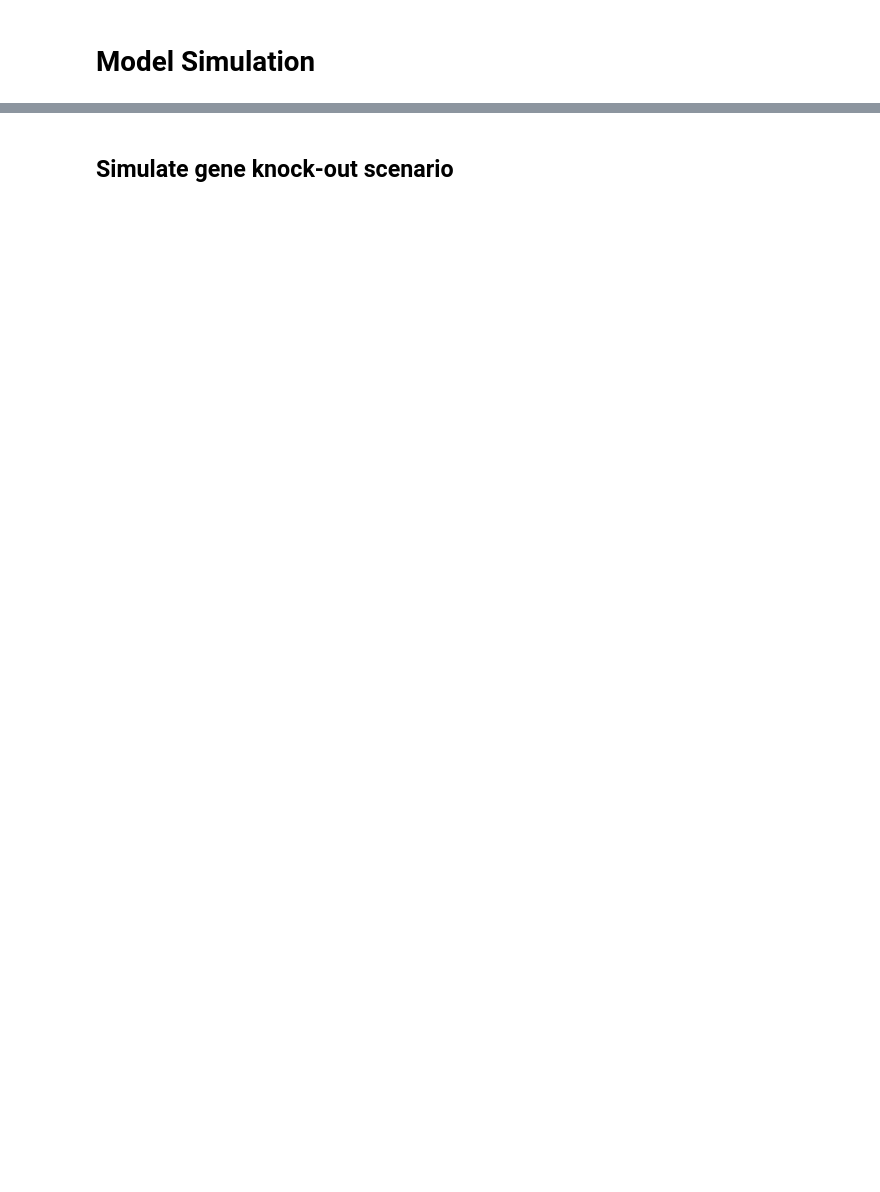
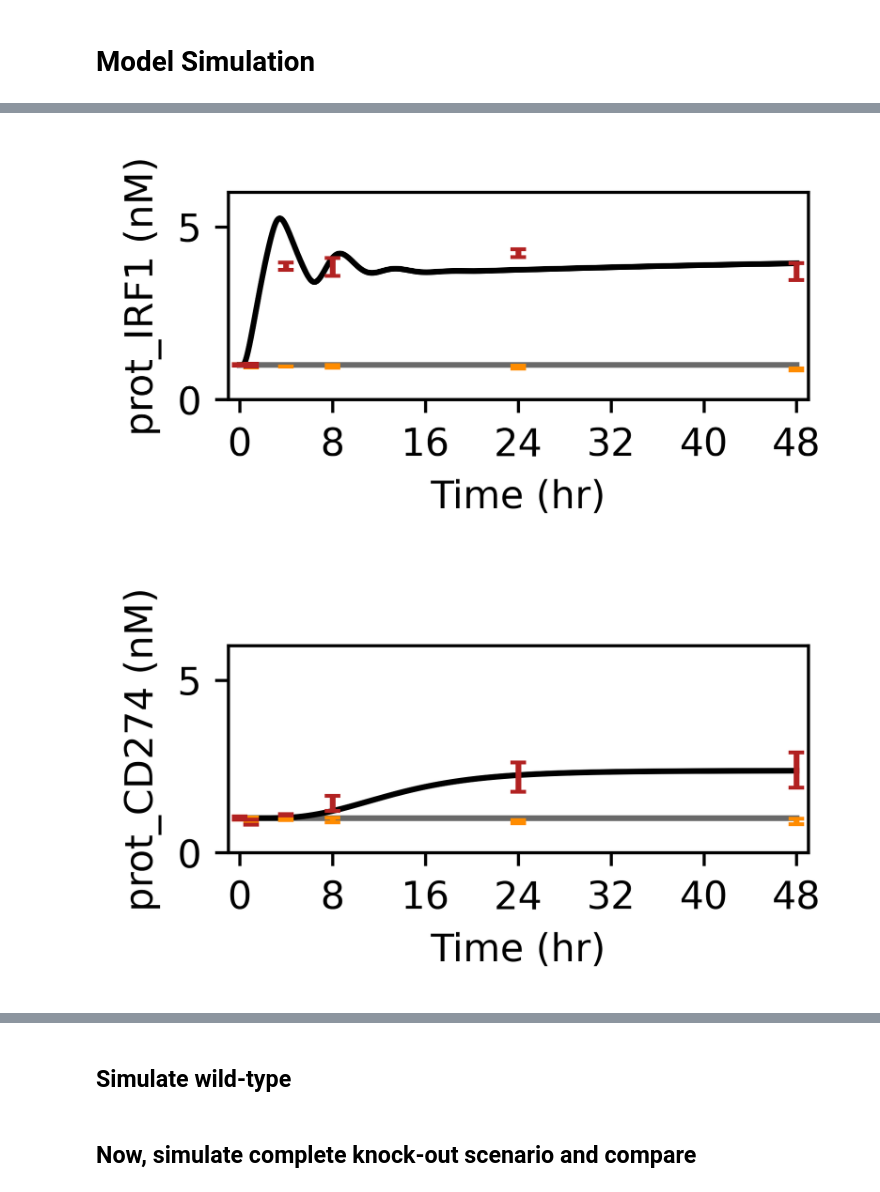
Before and after one commit to cerdem12/MEMMAL, a Jupyter notebook: jupyter_notebooks/runModel.ipynb, the cells around one changed output, grey strips where cells are left out. Drawn from its saved outputs; the diff is of its cells as text; code cells hidden in the pictures; blank space fills up the shorter version.

```diff
--- a/jupyter_notebooks/runModel.ipynb
+++ b/jupyter_notebooks/runModel.ipynb
@@ -121,0 +322,55 @@ for idx,sps in enumerate(spslist):
+# %%
+### Plot protein and mRNA levels for the species we have data for
+tPoints = [0.0,1.0,4.0,8.0,24.0,48.0]
+tPoints = np.reshape(tPoints,[1,6])
+
+mtPoints = [0.0,24.0,48.0]
+mtPoints = np.reshape(mtPoints,[1,3])
+
+for idx,sps in enumerate(spslist):
+    fig = plt.figure(figsize=(6, 1), dpi=600, facecolor='w', edgecolor='k') # dpi=300,
+    ax1 = fig.add_subplot(121)
+    plt.errorbar(tPoints.flatten(), np.reshape(dataEGFfc[idx,:],[1,6]).flatten(),
+                 yerr = np.reshape(dataEGFstdfc[idx,:],[1,6])[0], fmt='none', elinewidth=1.5,
+                 capsize=2, zorder=2, ecolor='darkorange')
+    aaa = rdata_S1MM_48hrE['x'][:,sps_list2.index(sps)]
+    plt.plot(rdata_S1MM_48hrE['t']/3600.0, aaa/aaa[0] , 'dimgrey', zorder=1)
+
+    plt.errorbar(tPoints.flatten(), np.reshape(dataEIfnfc[idx,:],[1,6]).flatten(),
+                 yerr = np.reshape(dataEIfnstdfc[idx,:],[1,6])[0], fmt='none', elinewidth=1.5,
+                 capsize=2, zorder=2, ecolor='firebrick')
+    bbb = rdata_S1MM_48hrEIfn['x'][:,sps_list3.index(sps)]
+    plt.plot(rdata_S1MM_48hrEIfn['t']/3600.0, bbb/bbb[0], 'k', zorder=1)
+    plt.xlim([-1,th+1])
+    plt.ylim([0,6])
+    plt.xticks(np.arange(0, th+1, step=8))
+    ax1.set_ylabel(sps+' (nM)')
+    ax1.set_xlabel('Time (hr)')
+    ax1.ticklabel_format(useOffset=False)
+#     plt.savefig(sps+'.svg', dpi=600, format='svg') # edgecolor='auto', backend=None
+    plt.show()
+
+ylimMaxs = [30,8,15,3,5,2]
+for idx,sps in enumerate(spslistm):
+    fig = plt.figure(figsize=(6, 1), dpi=600, facecolor='w', edgecolor='k') # dpi=300,
+    ax1 = fig.add_subplot(121)
+    plt.plot(mtPoints, np.reshape(mdataEGFfc[idx,:],[1,3]), 'darkorange', marker='o', markersize=2.5, zorder=2)
+    aaa = (rdata_S1MM_48hrE['x'][:,sps_list2.index(sps)]).flatten()
+    bbb = aaa/aaa[0]
+    plt.plot(rdata_S1MM_48hrE['t']/3600.0, bbb, 'dimgrey', zorder=1)
+
+    plt.plot(mtPoints, np.reshape(mdataEIfnfc[idx,:],[1,3]), 'firebrick', marker='x', markersize=2.5, zorder=2)
+    ccc = (rdata_S1MM_48hrEIfn['x'][:,sps_list3.index(sps)]).flatten()
+    ddd = ccc/ccc[0]
+    plt.plot(rdata_S1MM_48hrEIfn['t']/3600.0, ddd, 'k', zorder=1)
+    plt.xticks(np.arange(0, th+1, step=8))
+    ax1.set_ylabel(sps+' (nM)')
+    ax1.set_xlabel('Time (hr)')
+    ax1.ticklabel_format(useOffset=False)
+    plt.xlim([-1,th+1])
+    plt.ylim([-0.3,ylimMaxs[idx]])
+#     plt.savefig(sps+'.svg', dpi=600, format='svg') # edgecolor='auto', backend=None
+    plt.show()
+# %% [output]
+[figure, added]
+[figure, added]
@@ -122 +383,3 @@ for idx,sps in enumerate(spslist):
+# %% [markdown]
+## Simulate wild-type
 # %%
@@ -245,5 +476,5 @@ model3.setInitialStates(spICs3)
 model3.setTimepoints(np.linspace(0,th*3600,2881)) # set timepoints ,NSteps+1
 rdata_S1MM_48hrEIfnWT = amici.runAmiciSimulation(model3, solver3)
 # %% [markdown]
-## Simulate gene knock-out scenario
+## Now, simulate complete knock-out scenario and compare
 # %%
```
Also changed, not shown: parts of 18 cells of this notebook, 3 other files.
